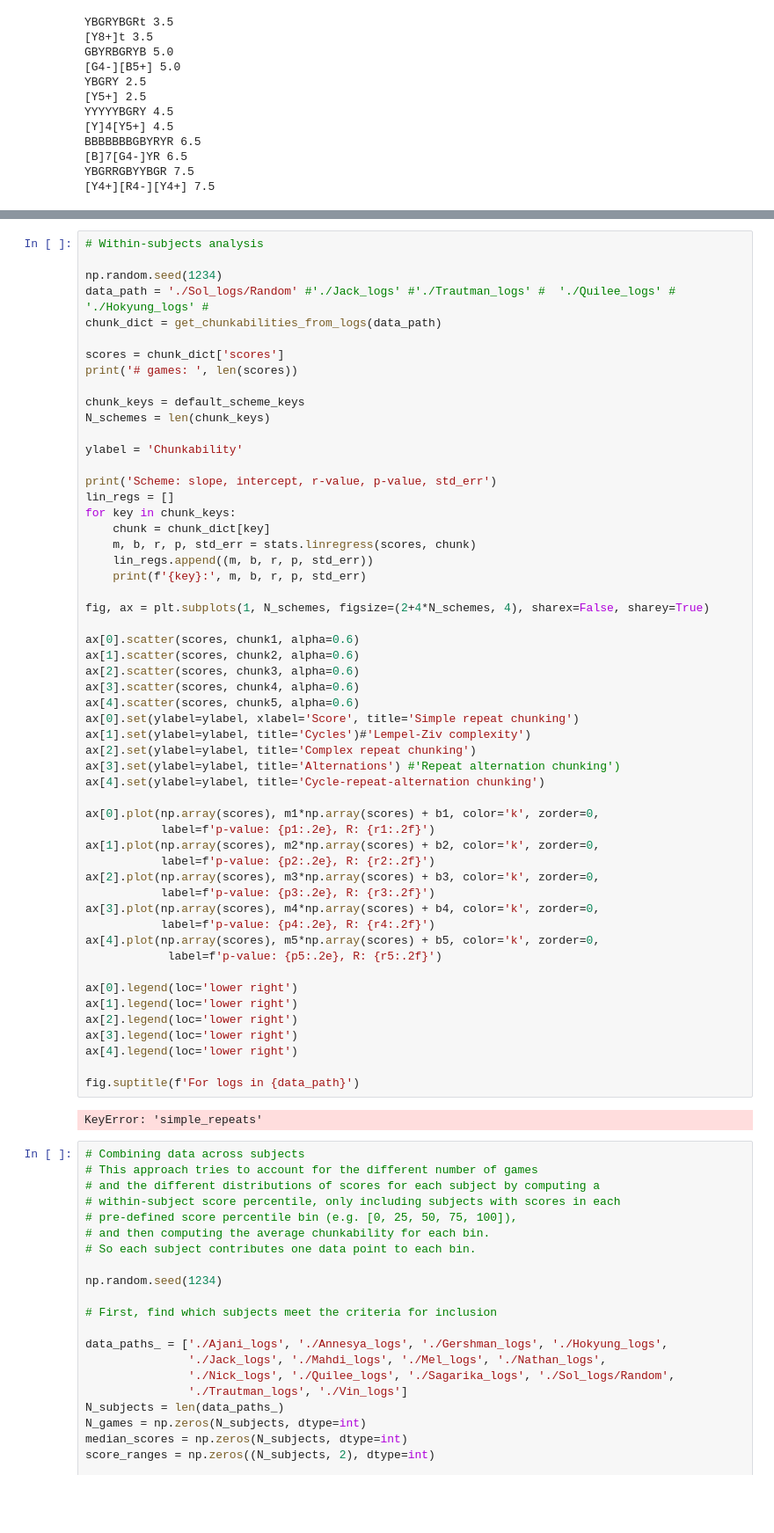
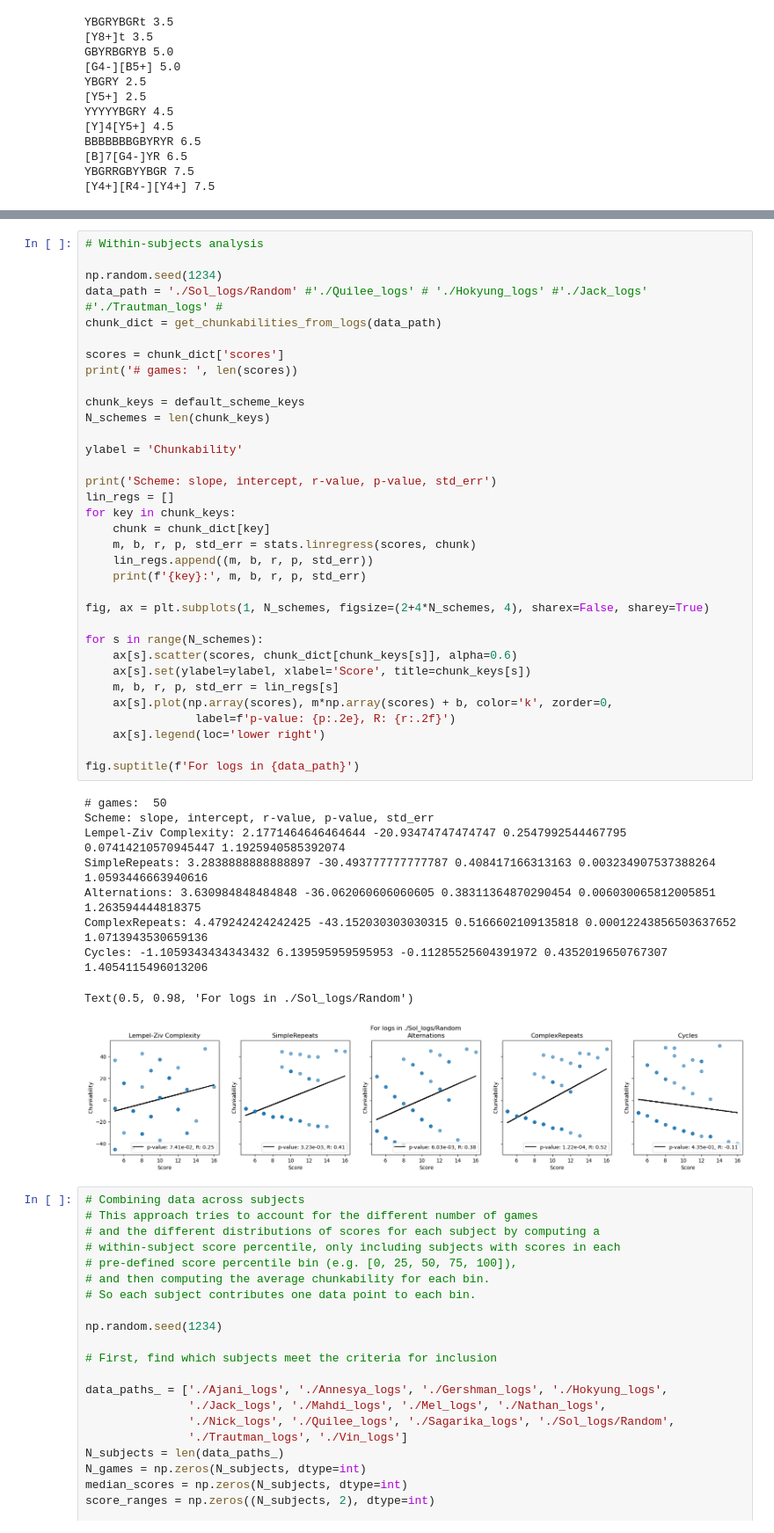
Before and after one commit to qsimeon/PSY1401Projects, a Jupyter notebook: final_project/RepeatsScheme.ipynb, the cells around one changed output, grey strips where cells are left out. Shown at 88% size. Drawn from its saved outputs; the diff is of its cells as text; blank space fills up the shorter version.

```diff
--- a/final_project/RepeatsScheme.ipynb
+++ b/final_project/RepeatsScheme.ipynb
@@ -170,59 +170,47 @@ def cycle_Z_rep_alt_scheme(seq, weight_dirs=1):
 # %%
 # Within-subjects analysis
 
 np.random.seed(1234)
-data_path = './Sol_logs/Random' #'./Jack_logs' #'./Trautman_logs' #  './Quilee_logs' # './Hokyung_logs' #
+data_path = './Sol_logs/Random' #'./Quilee_logs' # './Hokyung_logs' #'./Jack_logs' #'./Trautman_logs' #
 chunk_dict = get_chunkabilities_from_logs(data_path)
 
 scores = chunk_dict['scores']
 print('# games: ', len(scores))
 
 chunk_keys = default_scheme_keys
 N_schemes = len(chunk_keys)
 
 ylabel = 'Chunkability'
 
 print('Scheme: slope, intercept, r-value, p-value, std_err')
 lin_regs = []
 for key in chunk_keys:
     chunk = chunk_dict[key]
     m, b, r, p, std_err = stats.linregress(scores, chunk)
     lin_regs.append((m, b, r, p, std_err))
     print(f'{key}:', m, b, r, p, std_err)
 
 fig, ax = plt.subplots(1, N_schemes, figsize=(2+4*N_schemes, 4), sharex=False, sharey=True)
 
-ax[0].scatter(scores, chunk1, alpha=0.6)
-ax[1].scatter(scores, chunk2, alpha=0.6)
-ax[2].scatter(scores, chunk3, alpha=0.6)
-ax[3].scatter(scores, chunk4, alpha=0.6)
-ax[4].scatter(scores, chunk5, alpha=0.6)
-ax[0].set(ylabel=ylabel, xlabel='Score', title='Simple repeat chunking')
-ax[1].set(ylabel=ylabel, title='Cycles')#'Lempel-Ziv complexity')
-ax[2].set(ylabel=ylabel, title='Complex repeat chunking')
-ax[3].set(ylabel=ylabel, title='Alternations') #'Repeat alternation chunking')
-ax[4].set(ylabel=ylabel, title='Cycle-repeat-alternation chunking')
-
-ax[0].plot(np.array(scores), m1*np.array(scores) + b1, color='k', zorder=0,
-           label=f'p-value: {p1:.2e}, R: {r1:.2f}')
-ax[1].plot(np.array(scores), m2*np.array(scores) + b2, color='k', zorder=0,
-           label=f'p-value: {p2:.2e}, R: {r2:.2f}')
-ax[2].plot(np.array(scores), m3*np.array(scores) + b3, color='k', zorder=0,
-           label=f'p-value: {p3:.2e}, R: {r3:.2f}')
-ax[3].plot(np.array(scores), m4*np.array(scores) + b4, color='k', zorder=0,
-           label=f'p-value: {p4:.2e}, R: {r4:.2f}')
-ax[4].plot(np.array(scores), m5*np.array(scores) + b5, color='k', zorder=0,
-            label=f'p-value: {p5:.2e}, R: {r5:.2f}')
-
-ax[0].legend(loc='lower right')
-ax[1].legend(loc='lower right')
-ax[2].legend(loc='lower right')
-ax[3].legend(loc='lower right')
-ax[4].legend(loc='lower right')
+for s in range(N_schemes):
+    ax[s].scatter(scores, chunk_dict[chunk_keys[s]], alpha=0.6)
+    ax[s].set(ylabel=ylabel, xlabel='Score', title=chunk_keys[s])
+    m, b, r, p, std_err = lin_regs[s]
+    ax[s].plot(np.array(scores), m*np.array(scores) + b, color='k', zorder=0,
+                label=f'p-value: {p:.2e}, R: {r:.2f}')
+    ax[s].legend(loc='lower right')
 
 fig.suptitle(f'For logs in {data_path}')
 # %% [output]
-KeyError: 'simple_repeats'
+# games:  50
+Scheme: slope, intercept, r-value, p-value, std_err
+Lempel-Ziv Complexity: 2.1771464646464644 -20.93474747474747 0.2547992544467795 0.07414210570945447 1.1925940585392074
+SimpleRepeats: 3.2838888888888897 -30.493777777777787 0.408417166313163 0.003234907537388264 1.0593446663940616
+Alternations: 3.630984848484848 -36.062060606060605 0.38311364870290454 0.006030065812005851 1.263594444818375
+ComplexRepeats: 4.479242424242425 -43.152030303030315 0.5166602109135818 0.00012243856503637652 1.0713943530659136
+Cycles: -1.1059343434343432 6.139595959595953 -0.11285525604391972 0.4352019650767307 1.4054115496013206
+Text(0.5, 0.98, 'For logs in ./Sol_logs/Random')
+[figure, added]
 # %%
 # Combining data across subjects
 # This approach tries to account for the different number of games
```
Also changed, not shown: parts of 4 cells of this notebook, 4 other files.
